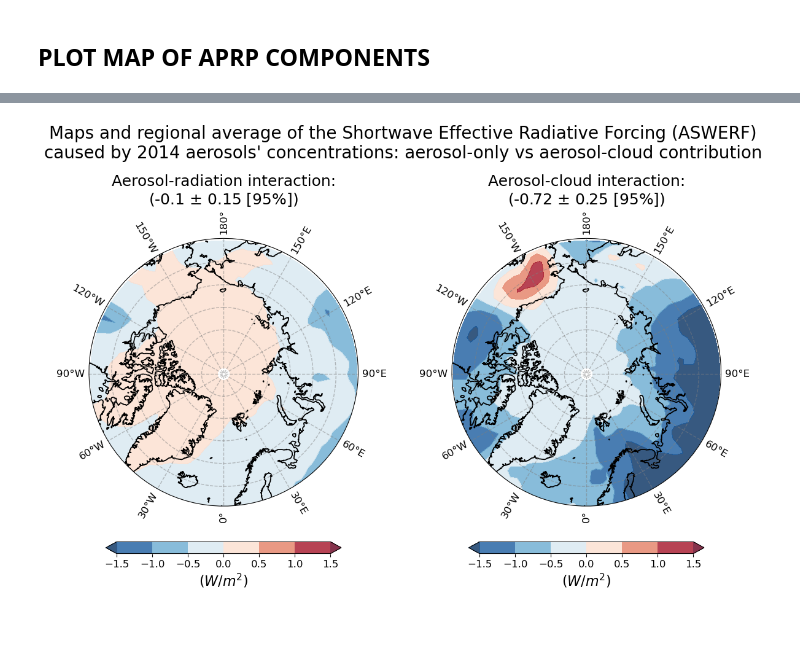
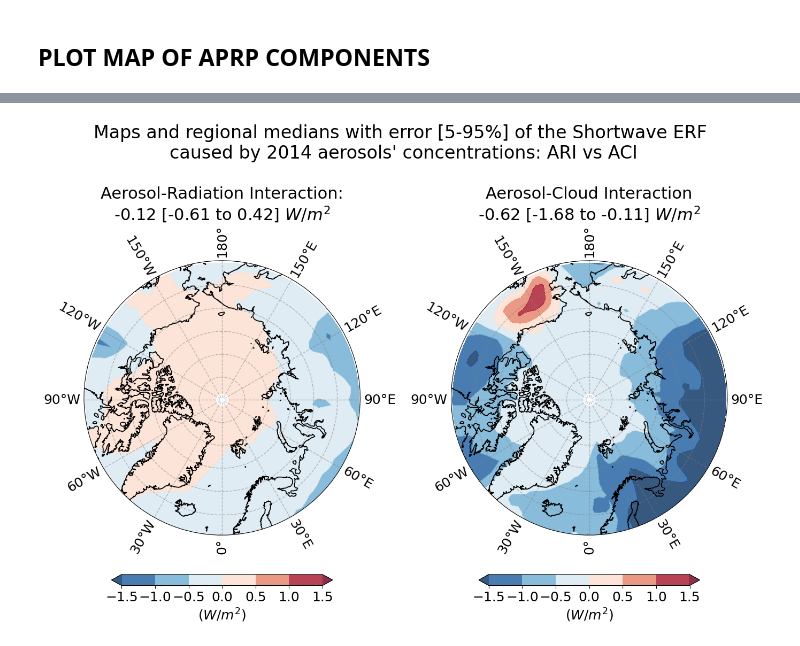
Before and after one commit to Regional-Modeling-LATMOS-IGE/CMIP6-Arctic-Aerosol-Analysis, a Jupyter notebook: sw_analysis_aprp_arctic.ipynb, the cells around one changed output, grey strips where cells are left out. Cells and saved outputs as stored; diff of their text form; code cells hidden in the pictures.

```diff
--- a/sw_analysis_aprp_arctic.ipynb
+++ b/sw_analysis_aprp_arctic.ipynb
@@ -461,7 +461,7 @@ dict_to_be_dfd = {'ARI' : df1, 'ACI' : df2, '' : df3}
 
 main_df = pd.concat(dict_to_be_dfd).T
 
-for key in reduced_list :
+for key in reduced_list[1:] :
 
     dict_ari, dict_aci, dict_sum_aci_ari = compute_needed_spatial_avg_for_tables(key = key, ds = dict_aprp_time_avg_arctic[key])
 
@@ -479,7 +479,8 @@ for key in reduced_list :
 # %%
 main_df = main_df.sort_index()
 
-mean = main_df.mean(skipna = True)
+
+mean = main_df.median(skipna = True)
 
 std = main_df.std(skipna = True)
 
@@ -561,3 +543,20 @@ Data variables: (12/14)
+# %%
+### COMPUTE TIME AVERAGE ###
+
+## Generate a dictionary of the regridded APRP maps averaged over time ##
+
+dict_aprp_time_avg = {
+    key: dict_aprp_regridded[key]
+    .groupby(dict_aprp[key].time.dt.month) # we already have monthly climatologies but this way we simplify the time coordinate into into a "month" coordinate
+    .mean().mean("month") # average over time
+    for key in reduced_list
+}
+# %%
+### MAKING THE ENTRY AVERAGES TO GENERATE A MEAN MAP ###
+
+ensemble_aprp_avg = xr.concat(dict_aprp_time_avg.values(), "entry").mean(
+    dim="entry"
+)
 # %%
 import matplotlib.pyplot as plt # used for makings nice plots
 
@@ -768,7 +764,7 @@ plt.savefig('rsut_clim_september.pdf', format = "pdf")
 # %%
 output = ensemble_aprp_avg.sel(lat = slice(60, 90))
 
-plt.rcParams.update({'font.size': 12})
+plt.rcParams.update({'font.size': 18})
 
 # Define the figure and each axis for the 2 rows and 2 columns #
 
@@ -780,7 +776,7 @@ ncols = 2
 
 fig, axes = plt.subplots(nrows=nrows,ncols=ncols,
                         subplot_kw={'projection': ccrs.NorthPolarStereo()},
-                        figsize=(12,8),edgecolor='k')
+                        figsize=(14,10),edgecolor='k')
 
 cnt = -1
 
@@ -814,8 +810,8 @@ list_titles = [
 ]"""
 
 list_titles = [
-        "Aerosol-radiation interaction:",
-        "Aerosol-cloud interaction:",
+        "Aerosol-Radiation Interaction:",
+        "Aerosol-Cloud Interaction",
 ]
 
 cbar_ticks_list = []
@@ -851,7 +847,13 @@ for row in range(2):
                           cmap=cmap,alpha=0.8, extend='both', norm = cbar_ticks_list[cnt][1])
 
 
-            axx.set_title(list_titles[cnt] + "\n(" + str(plot_list_avg[cnt]) + " $\\pm$ " + str(np.round(plot_list_std[cnt]*2/np.sqrt(len(reduced_list)),2)) + " [95%])", fontsize = 18)
+            if row == 0 :
+
+                axx.set_title(list_titles[cnt] + "\n" + str(plot_list_avg[cnt]) + f" [{quartile5_arctic.ARI["sum"]} to {quartile95_arctic.ARI["sum"]}] $W/m^{2}$", fontsize = 22)
+
+            else :
+
+                axx.set_title(list_titles[cnt] + "\n" + str(plot_list_avg[cnt]) + f" [{quartile5_arctic.ACI["sum"]} to {quartile95_arctic.ACI["sum"]}] $W/m^{2}$", fontsize = 22)
 
             # Set the map extent for each subplot (Arctic circle) #
 
@@ -893,35 +895,34 @@ for row in range(2):
             axx.set_boundary(circle, transform=axx.transAxes)
 
             cbar = fig.colorbar(cs, ax=axx,orientation='horizontal',pad = 0.1, shrink = 0.8)
 
 
-            cbar.ax.set_xlabel("($W/m^2$)",fontsize = 16)
+            cbar.ax.set_xlabel("($W/m^2$)")
 
 
             ## Contour plot ##
 
 # room for colorbar
 # (left, bottom, width, height)
-
 
 
 
 # , pad=3, , aspect=15,
 
 # Make everything hold together nicely #
 
 
 
 # Make room for a suptitle with the correct month name #
 
 plt.subplots_adjust(top=0.8)
 
-sup_title = "Maps and regional average of the Shortwave Effective Radiative Forcing (ASWERF)\ncaused by 2014 aerosols' concentrations: aerosol-only vs aerosol-cloud contribution"
+sup_title = "Maps and regional medians with error [5-95%] of the Shortwave ERF \ncaused by 2014 aerosols' concentrations: ARI vs ACI"
 
 # Define suptitle #
 
-plt.suptitle(sup_title, fontsize = 20);
+plt.suptitle(sup_title, fontsize = 24);
 
 plt.tight_layout()
 # %% [output]
-[figure, old version]
+[figure, new version]
```
Also changed, not shown: parts of 8 cells of this notebook.
